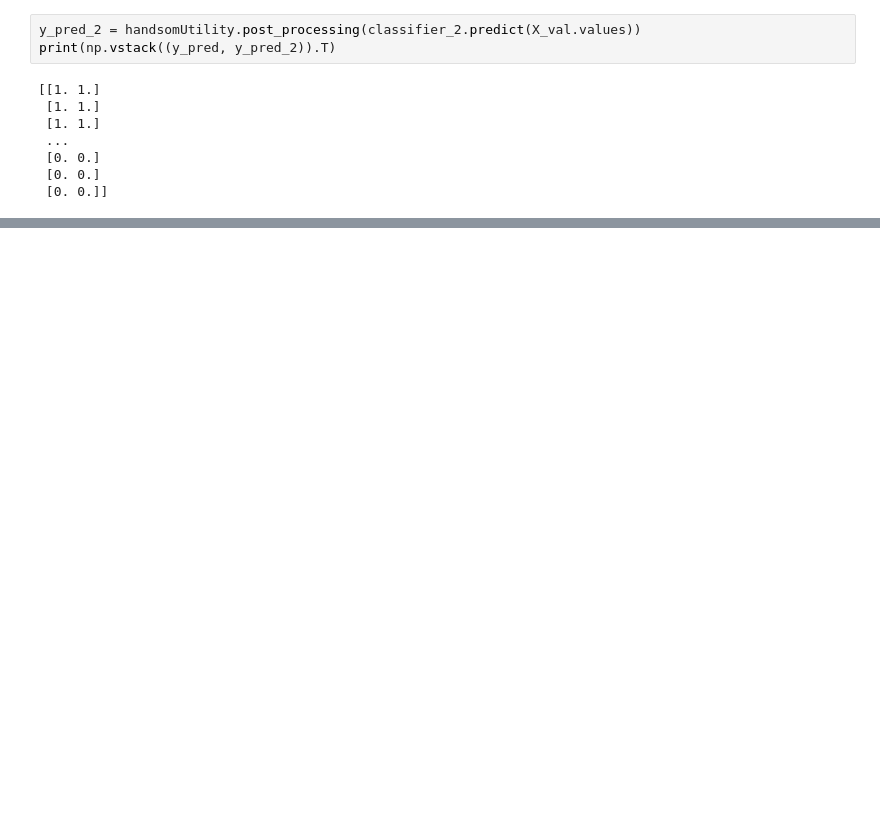
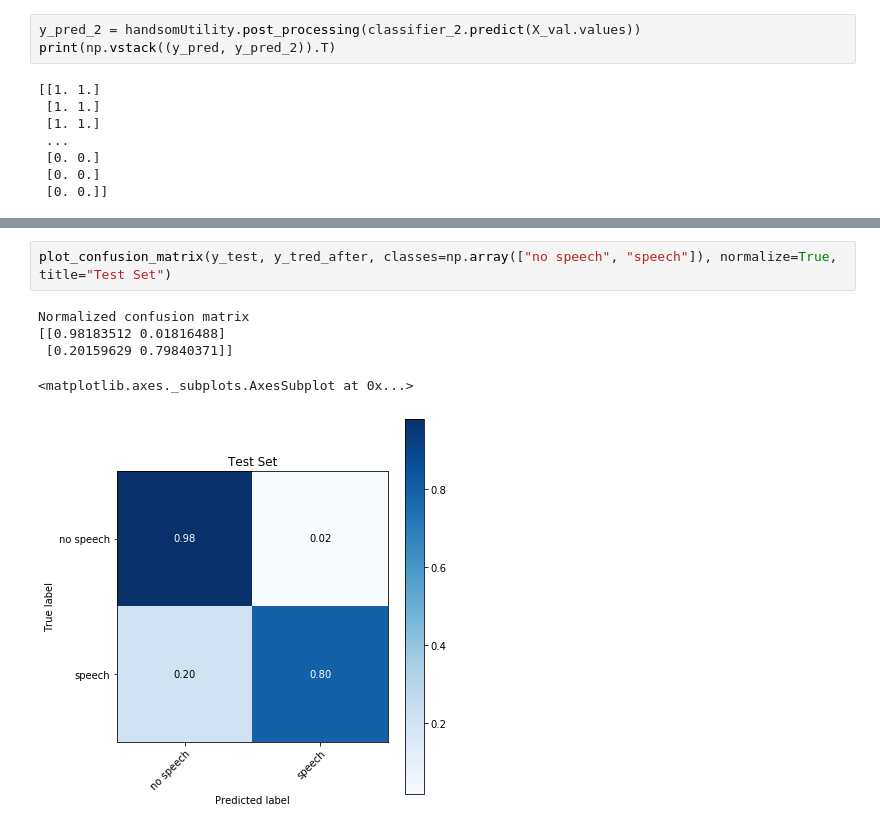
Before and after one commit to kareemjeiroudi/pattern_class_project, a Jupyter notebook: Phase02/final-speech-classifier.ipynb, the cells around one changed output, grey strips where cells are left out. Saved outputs shown, nothing was run; the diff lists cells and outputs as text; blank space fills up the shorter version.

```diff
--- a/Phase02/final-speech-classifier.ipynb
+++ b/Phase02/final-speech-classifier.ipynb
@@ -98,0 +180,8 @@ print(np.vstack((y_pred, y_pred_2)).T)
+# %%
+plot_confusion_matrix(y_test, y_tred_after, classes=np.array(["no speech", "speech"]), normalize=True, title="Test Set")
+# %% [output]
+Normalized confusion matrix
+[[0.98183512 0.01816488]
+ [0.20159629 0.79840371]]
+<matplotlib.axes._subplots.AxesSubplot at 0x...>
+[figure, added]
```
Also changed, not shown: parts of 11 cells of this notebook, 8 other files.
